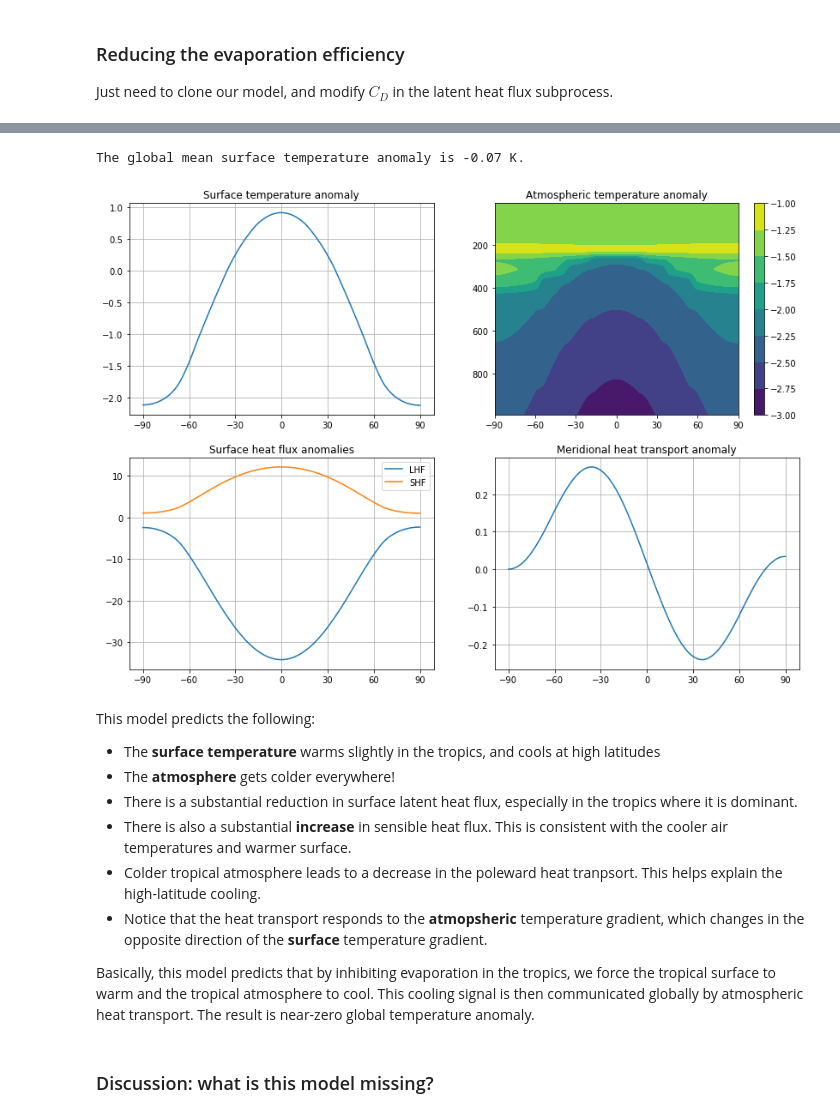
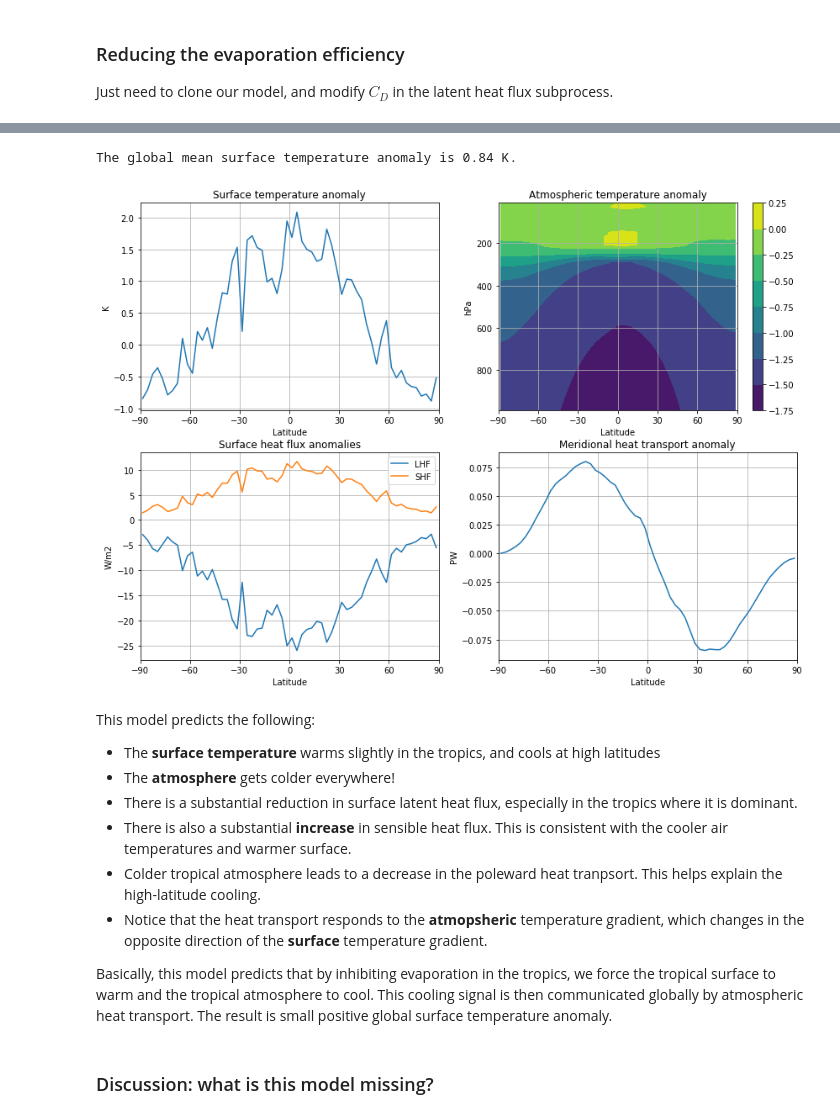
Before and after one commit to brian-rose/ClimateModeling_courseware, a Jupyter notebook: Lectures/Lecture20 -- Water, water everywhere!.ipynb, the cells around one changed output, grey strips where cells are left out. Saved outputs shown, nothing was run; the diff lists cells and outputs as text; code cells hidden in the pictures.

```diff
--- a/Lectures/Lecture20 -- Water, water everywhere!.ipynb
+++ b/Lectures/Lecture20 -- Water, water everywhere!.ipynb
@@ -119,0 +88,5 @@ model.absorber_vmr['O3'] = O3_trans
+# %%
+# A two-dimensional domain
+num_lev = 50
+state = climlab.column_state(num_lev=num_lev, num_lat=60, water_depth=10.)
+lev = state.Tatm.domain.axes['lev'].points
@@ -121,11 +168,11 @@ model.absorber_vmr['O3'] = O3_trans
 Here we add a diffusive heat transport process. The `climlab` code is set up to handle meridional diffusion level-by-level with a constant coefficient.
 # %%
 # thermal diffusivity in W/m**2/degC
-D = 0.02
+D = 0.04
 # meridional diffusivity in 1/s
 K = D / model.Tatm.domain.heat_capacity[0]
 d = climlab.dynamics.MeridionalDiffusion(K=K, state={'Tatm': model.state['Tatm']}, **model.param)
-model.add_subprocess('diffusion', d)
+model.add_subprocess('Diffusion', d)
 # %% [markdown]
 Now we will add the surface heat flux processes. We have not used these before.
 
@@ -138,6 +185,6 @@ The bulk formulas depend on a wind speed $U$. In this model, $U$ is specified as
 shf = climlab.surface.SensibleHeatFlux(state=model.state, Cd=0.5E-3)
 lhf = climlab.surface.LatentHeatFlux(state=model.state, Cd=0.5E-3)
 # set the water vapor input field for LHF
-lhf.q = model.q
+lhf.q = h2o.q
 model.add_subprocess('SHF', shf)
 model.add_subprocess('LHF', lhf)
@@ -148,8 +191,3 @@ We want this process to adjust the **atmospheric** temperatures only. Previous o
-# %%
-#  Convective adjustment for atmosphere only
-model.remove_subprocess('convective adjustment')
-conv = climlab.convection.ConvectiveAdjustment(state={'Tatm':model.state['Tatm']}, **model.param)
-model.add_subprocess('convective adjustment', conv)
 # %% [markdown]
 ### The complete model, ready to use!
 # %%
@@ -227,41 +278,42 @@ Total elapsed time is 39.9953784092 years.
 # %%
 print ('The global mean surface temperature anomaly is %0.2f K.'
-       %np.average(model2.Ts - model.Ts, weights=np.cos(np.deg2rad(lat)), axis=0) )
+       %np.average(model2.timeave['Ts'] - model.timeave['Ts'],
+                   weights=np.cos(np.deg2rad(model.lat)), axis=0) )
 
-fig = plt.figure(figsize=(14,10))
-ax = fig.add_subplot(2,2,1)
-ax.plot(model.lat, model2.Ts - model.Ts)
-ax.set_xticks(ticks)
-ax.grid();
+fig, axes = plt.subplots(2,2,figsize=(14,10))
+ax = axes[0,0]
+ax.plot(model.lat, model2.timeave['Ts'] - model.timeave['Ts'])
 ax.set_title('Surface temperature anomaly')
+ax.set_ylabel('K')
 
-ax2 = fig.add_subplot(2, 2, 2)
-field = (model2.Tatm - model.Tatm).transpose()
+ax2 = axes[0,1]
+field = (model2.timeave['Tatm'] - model.timeave['Tatm']).transpose()
 cax = ax2.contourf(model.lat, model.lev, field)
 ax2.invert_yaxis()
-ax2.set_xlim(-90,90)
-ax2.set_xticks(ticks)
-fig.colorbar(cax)
+fig.colorbar(cax, ax=ax2)
 ax2.set_title('Atmospheric temperature anomaly');
+ax2.set_ylabel('hPa')
 
-ax3 = fig.add_subplot(2,2,3)
-ax3.plot(lat, model2.subprocess['LHF'].LHF - model.subprocess['LHF'].LHF, label='LHF')
-ax3.plot(lat, model2.subprocess['SHF'].SHF - model.subprocess['SHF'].SHF, label='SHF')
-ax3.set_xticks(ticks)
-ax3.grid();
+ax3 = axes[1,0]
+for field in ['LHF','SHF']:
+    ax3.plot(model2.lat, model2.timeave[field] - model.timeave[field], label=field)
 ax3.set_title('Surface heat flux anomalies')
+ax3.set_ylabel('W/m2')
 ax3.legend();
 
-ax4 = fig.add_subplot(2,2,4)
+ax4 = axes[1,1]
 Rtoa = np.squeeze(model.timeave['ASR'] - model.timeave['OLR'])
 Rtoa2 = np.squeeze(model2.timeave['ASR'] - model2.timeave['OLR'])
 ax4.plot(model.lat, inferred_heat_transport(Rtoa2-Rtoa, model.lat))
-ax4.set_xticks(ticks)
-ax4.grid();
 ax4.set_title('Meridional heat transport anomaly');
+ax4.set_ylabel('PW')
+
+for ax in axes.flatten():
+    ax.set_xlim(-90,90); ax.set_xticks(ticks)
+    ax.set_xlabel('Latitude'); ax.grid();
 # %% [output]
-The global mean surface temperature anomaly is -0.07 K.
+The global mean surface temperature anomaly is 0.84 K.
-[figure, old version]
+[figure, new version]
 # %% [markdown]
 This model predicts the following:
 
@@ -272,7 +324,7 @@ This model predicts the following:
 - Colder tropical atmosphere leads to a decrease in the poleward heat tranpsort. This helps explain the high-latitude cooling.
 - Notice that the heat transport responds to the **atmopsheric** temperature gradient, which changes in the opposite direction of the **surface** temperature gradient.
 
-Basically, this model predicts that by inhibiting evaporation in the tropics, we force the tropical surface to warm and the tropical atmosphere to cool. This cooling signal is then communicated globally by atmospheric heat transport. The result is near-zero global temperature anomaly.
+Basically, this model predicts that by inhibiting evaporation in the tropics, we force the tropical surface to warm and the tropical atmosphere to cool. This cooling signal is then communicated globally by atmospheric heat transport. The result is small positive global surface temperature anomaly.
 # %% [markdown]
 ### Discussion: what is this model missing?
 # %% [markdown]
```
Also changed, not shown: parts of 35 cells of this notebook.
